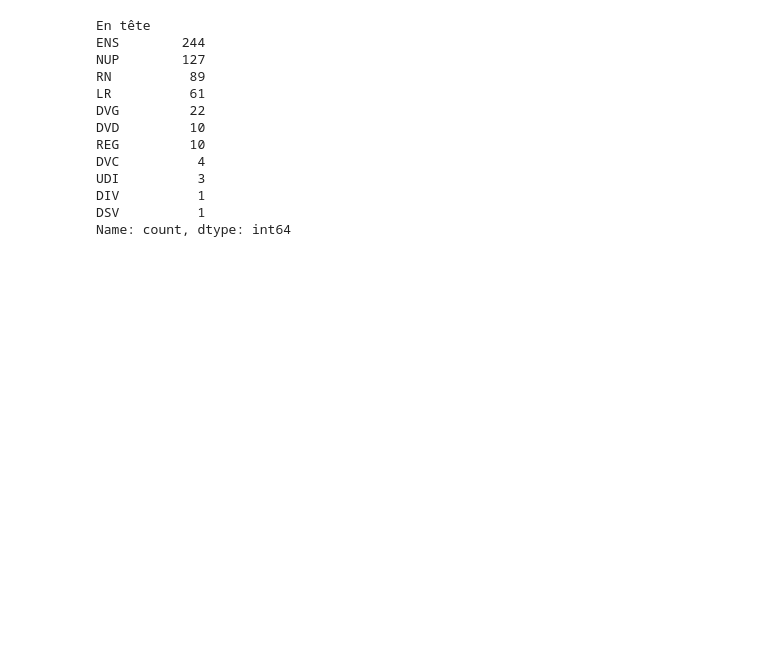
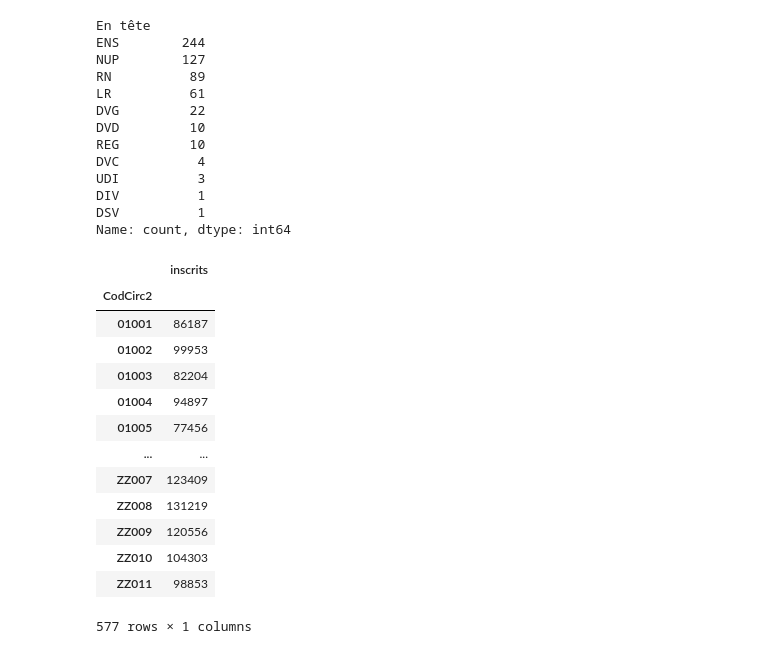
Before and after one commit to taniki/legislatives-2024, a Jupyter notebook: cook_eda_2022_t2_ecarts.ipynb, the cells around one changed output. Drawn from its saved outputs; the diff is of its cells as text; code cells hidden in the pictures; blank space fills up the shorter version.

```diff
--- a/cook_eda_2022_t2_ecarts.ipynb
+++ b/cook_eda_2022_t2_ecarts.ipynb
@@ -246,3 +107,26 @@ UDI          3
 DIV          1
 DSV          1
 Name: count, dtype: int64
+# %%
+inscrits_2022 = (
+    pd
+    .read_csv('lg2022_inscrits.csv')
+    .set_index('CodCirc2')
+)
+
+inscrits_2022
+# %% [output]
+|  | inscrits |
+| CodCirc2 |  |
+| 01001 | 86187 |
+| 01002 | 99953 |
+| 01003 | 82204 |
+| 01004 | 94897 |
+| 01005 | 77456 |
+| ... | ... |
+| ZZ007 | 123409 |
+| ZZ008 | 131219 |
+| ZZ009 | 120556 |
+| ZZ010 | 104303 |
+| ZZ011 | 98853 |
+577 rows × 1 columns
```
Also changed, not shown: parts of 22 cells of this notebook, 1 other file.
